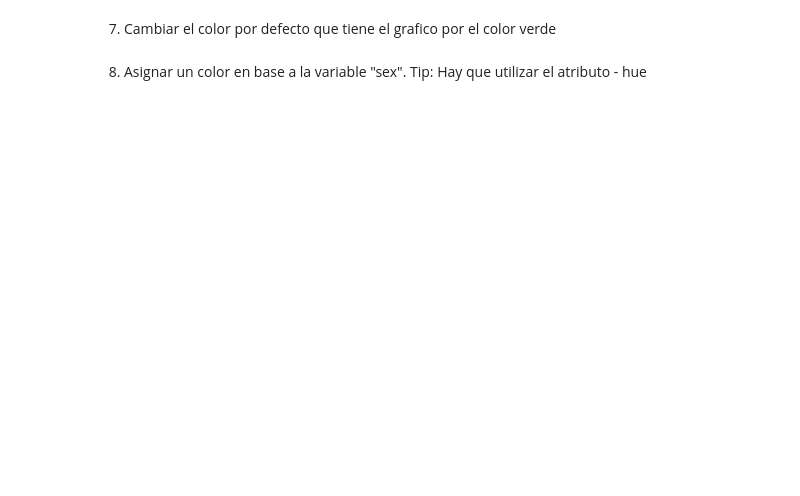
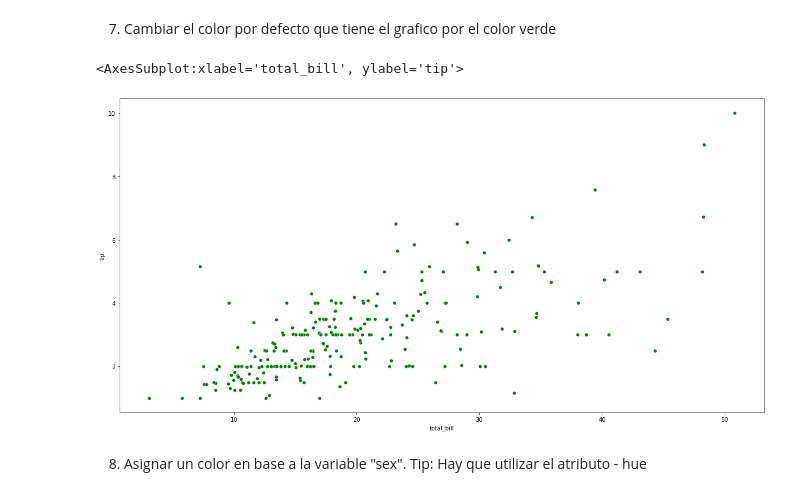
Before and after one commit to rabihaggle/DataScientist, a Jupyter notebook: Clase 36/Análisis_Multivariado_II_Alumnos_(A_Completar).ipynb, the cells around one changed output. Drawn from its saved outputs; the diff is of its cells as text; code cells hidden in the pictures; blank space fills up the shorter version.

```diff
--- a/Clase 36/Análisis_Multivariado_II_Alumnos_(A_Completar).ipynb
+++ b/Clase 36/Análisis_Multivariado_II_Alumnos_(A_Completar).ipynb
@@ -57,2 +78,9 @@ df.head()
+# %%
+#Completar
+plt.figure(figsize=(20,10))
+sns.scatterplot(x='total_bill',y='tip',data=df, color='green')
+# %% [output]
+<AxesSubplot:xlabel='total_bill', ylabel='tip'>
+[figure, added]
 # %% [markdown]
 8. Asignar un color en base a la variable "sex". Tip: Hay que utilizar el atributo - hue
```
Also changed, not shown: parts of 13 cells of this notebook.
